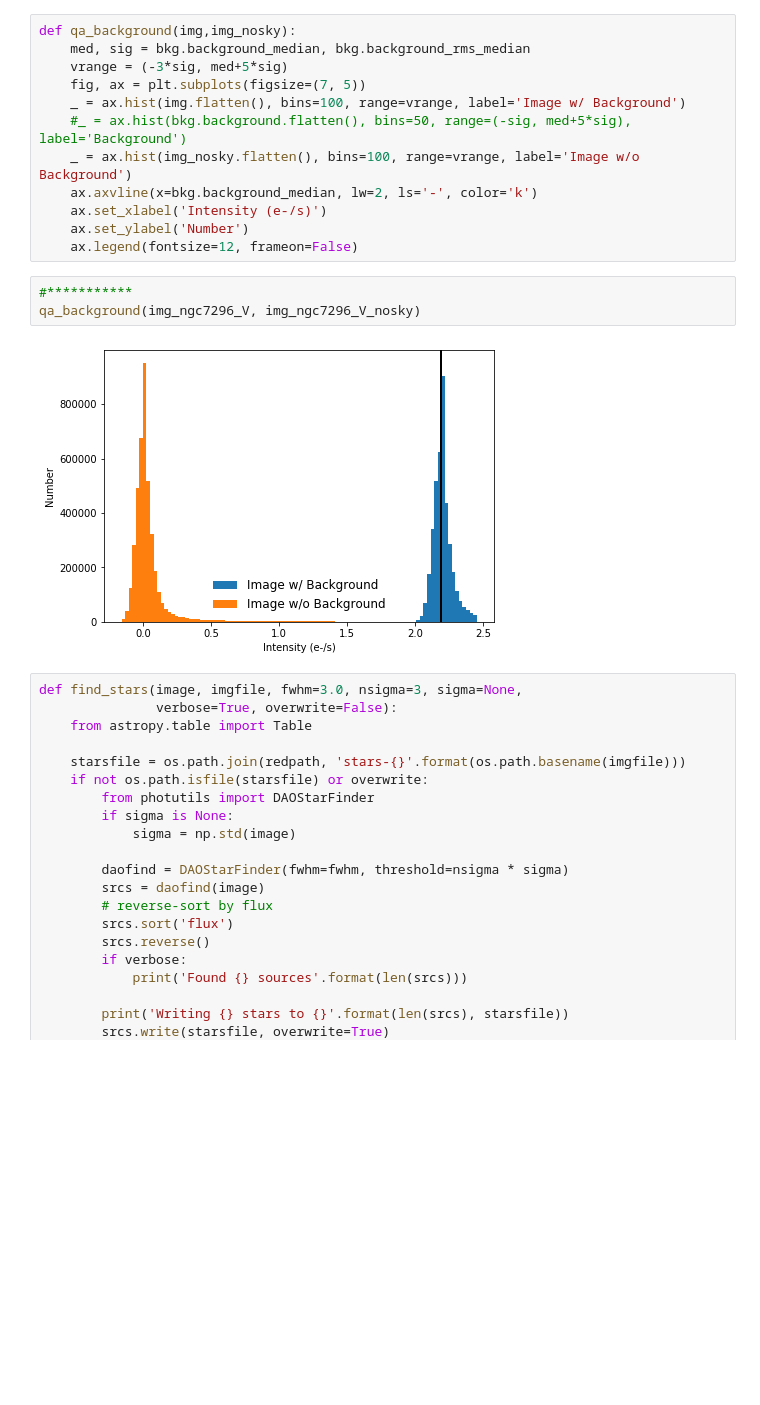
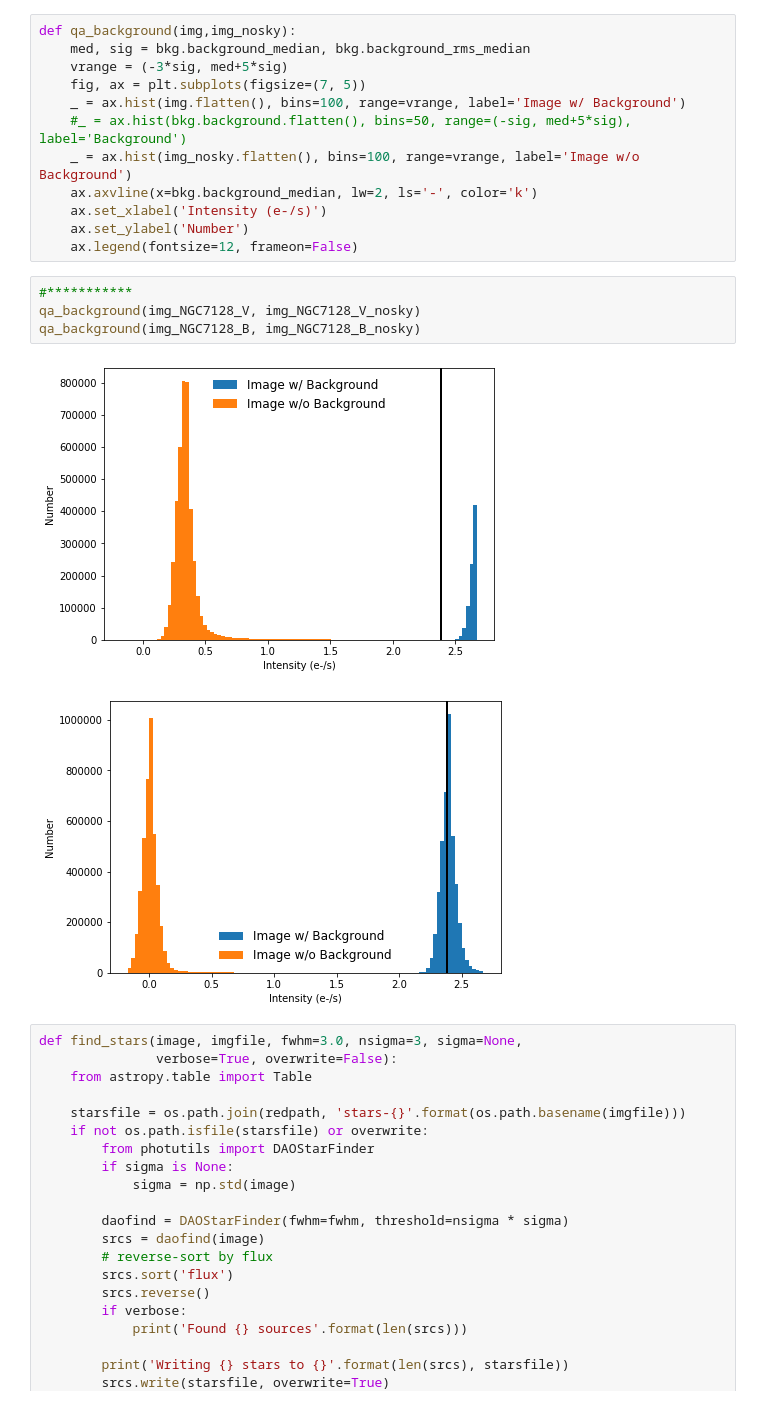
Before and after one commit to shadycactus/astr596_smechemobsproject, a Jupyter notebook: reduction_part4_student.ipynb, the cells around one changed output. Cells and saved outputs as stored; diff of their text form; blank space fills up the shorter version.

```diff
--- a/reduction_part4_student.ipynb
+++ b/reduction_part4_student.ipynb
@@ -197,11 +210,13 @@ def qa_background(img,img_nosky):
     ax.set_xlabel('Intensity (e-/s)')
     ax.set_ylabel('Number')
     ax.legend(fontsize=12, frameon=False)
-# %%
-#***********
-qa_background(img_ngc7296_V, img_ngc7296_V_nosky)
-# %% [output]
-[figure, removed]
+# %%
+#***********
+qa_background(img_NGC7128_V, img_NGC7128_V_nosky)
+qa_background(img_NGC7128_B, img_NGC7128_B_nosky)
+# %% [output]
+[figure, added]
+[figure, added]
 # %%
 def find_stars(image, imgfile, fwhm=3.0, nsigma=3, sigma=None,
                verbose=True, overwrite=False):
```
Also changed, not shown: parts of 10 cells of this notebook.
